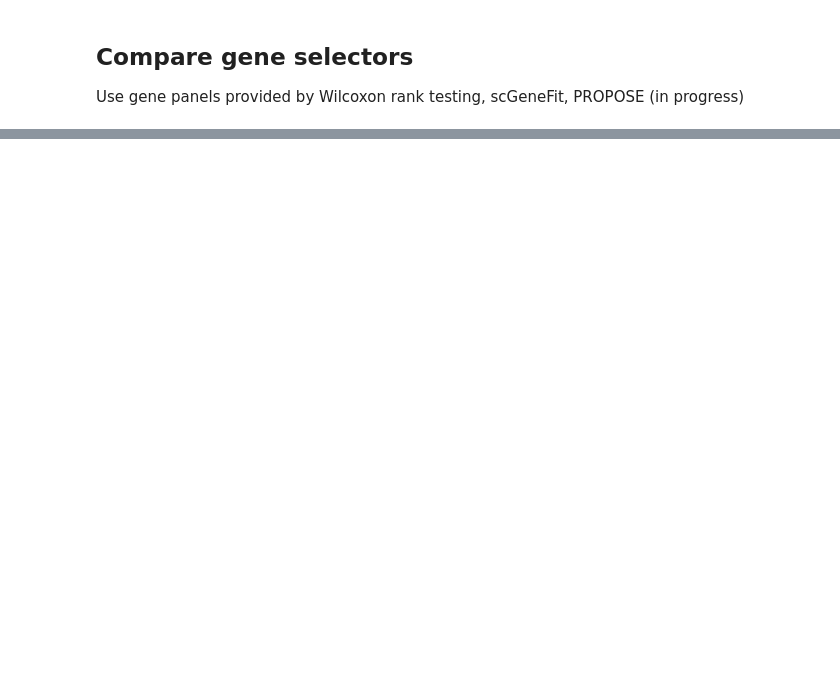
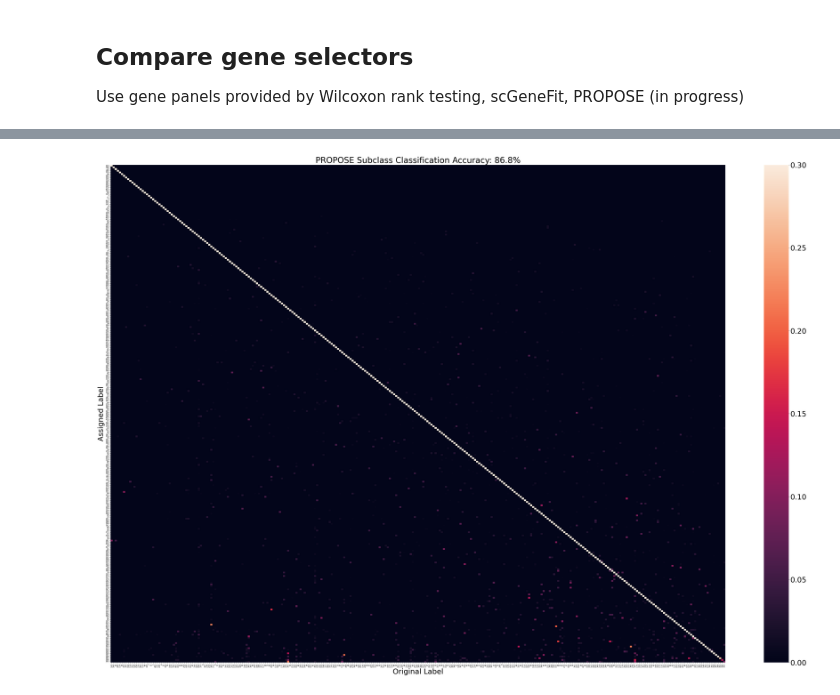
Before and after one commit to mathewsummers/Development-scRNAseq, a Jupyter notebook: Code/Cluster Benchmarking.ipynb, the cells around one changed output, grey strips where cells are left out. Cells and saved outputs as stored; diff of their text form; code cells hidden in the pictures; blank space fills up the shorter version.

```diff
--- a/Code/Cluster Benchmarking.ipynb
+++ b/Code/Cluster Benchmarking.ipynb
@@ -162,0 +186,39 @@ plt.legend()
+# %%
+def evalPanel(geneData,genePanel,cluster, showPlot = True):
+    """ Function to evaluate the accuracy of a gene panel and plot confusion matrices if requested"""
+    from sklearn.neighbors import NearestCentroid
+    from scanpy.metrics import confusion_matrix
+    import seaborn as sns
+
+    # Project data onto input gene panel, then establish a nearest centroid classifier
+    projGenes = geneData[:,genePanel].X
+    nn = NearestCentroid()
+    nn.fit(projGenes,cluster)
+    assignedCluster = nn.predict(projGenes)
+    accuracy = nn.score(projGenes,cluster)
+    # Plot confusion matrix if requested
+    if showPlot:
+        plt.figure(figsize=(48, 32), dpi=80)
+        confMatrix = confusion_matrix(cluster.to_numpy(),assignedCluster)
+        sortIndx = np.argsort(np.diagonal(-confMatrix)) # Sort clusters from highest to lowest accuracy
+        ax = sns.heatmap(confMatrix.iloc[sortIndx,sortIndx], vmin = 0, vmax = .3) # cmap = "viridis")
+        cbar = ax.collections[0].colorbar
+        # here set the labelsize by 20
+        cbar.ax.tick_params(labelsize=32)
+
+        # Format heatmap
+        nClusters = len(pd.unique(cluster))
+        plt.xticks(np.linspace(0.5,nClusters - .5,nClusters), pd.unique(cluster), fontsize = 8)
+        plt.yticks(np.linspace(0.5,nClusters - .5,nClusters), pd.unique(cluster), fontsize = 8)
+        plt.title("PROPOSE Subclass Classification Accuracy: %1.1f%%" %round(accuracy*100,2),fontsize=36)
+        plt.xlabel("Original Label", fontsize = 32)
+        plt.ylabel("Assigned Label", fontsize = 32)
+        plt.tight_layout()
+        plt.savefig('../Results/PROPOSE Cluster Sorted+Scaled Colors.png')
+        return accuracy, ax, confMatrix
+    else:
+        return accuracy
+# %%
+evalPanel(gluData,prPanel['497'],gluData.obs["cl"],True);
+# %% [output]
+[figure, added]
```
Also changed, not shown: parts of 11 cells of this notebook, 24 other files.
